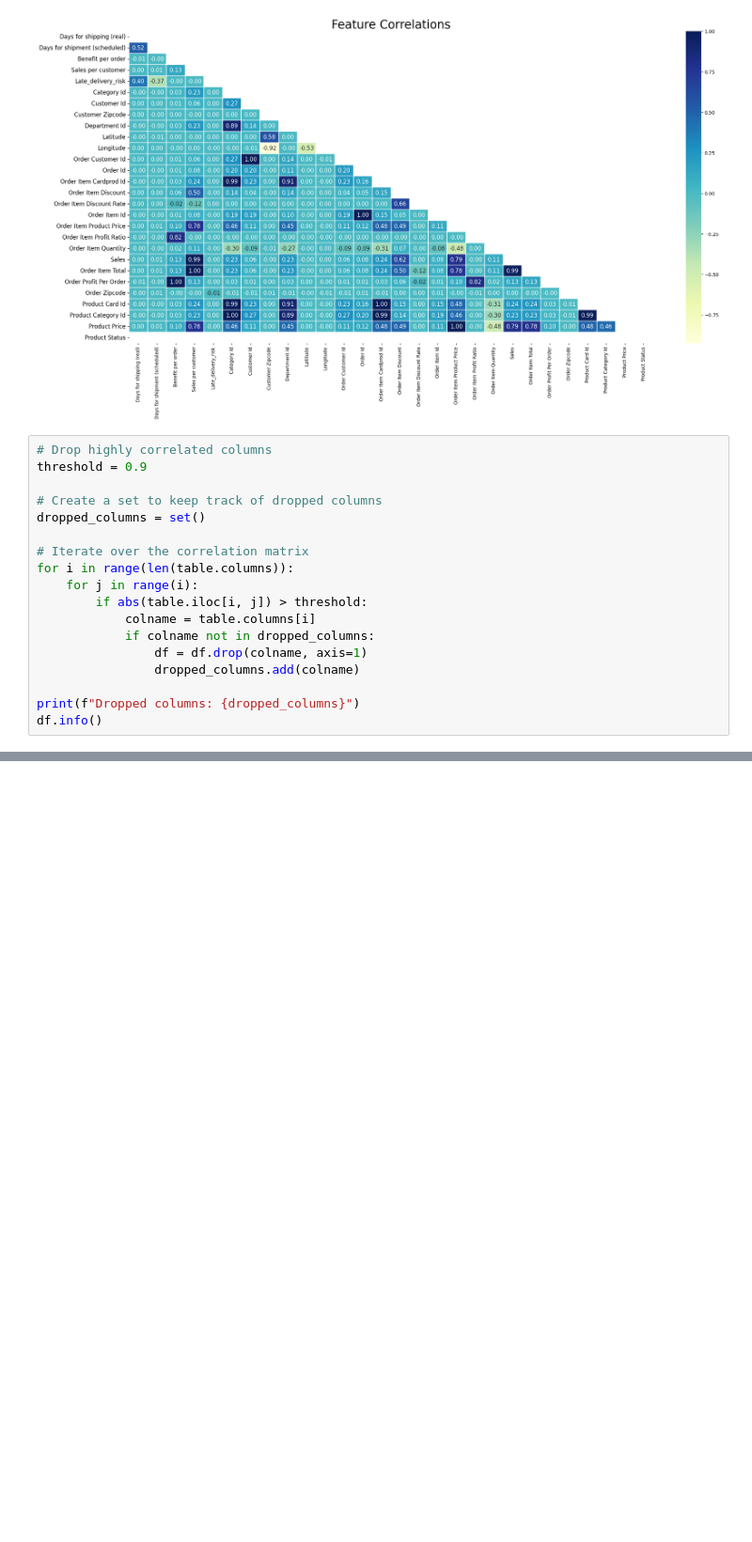
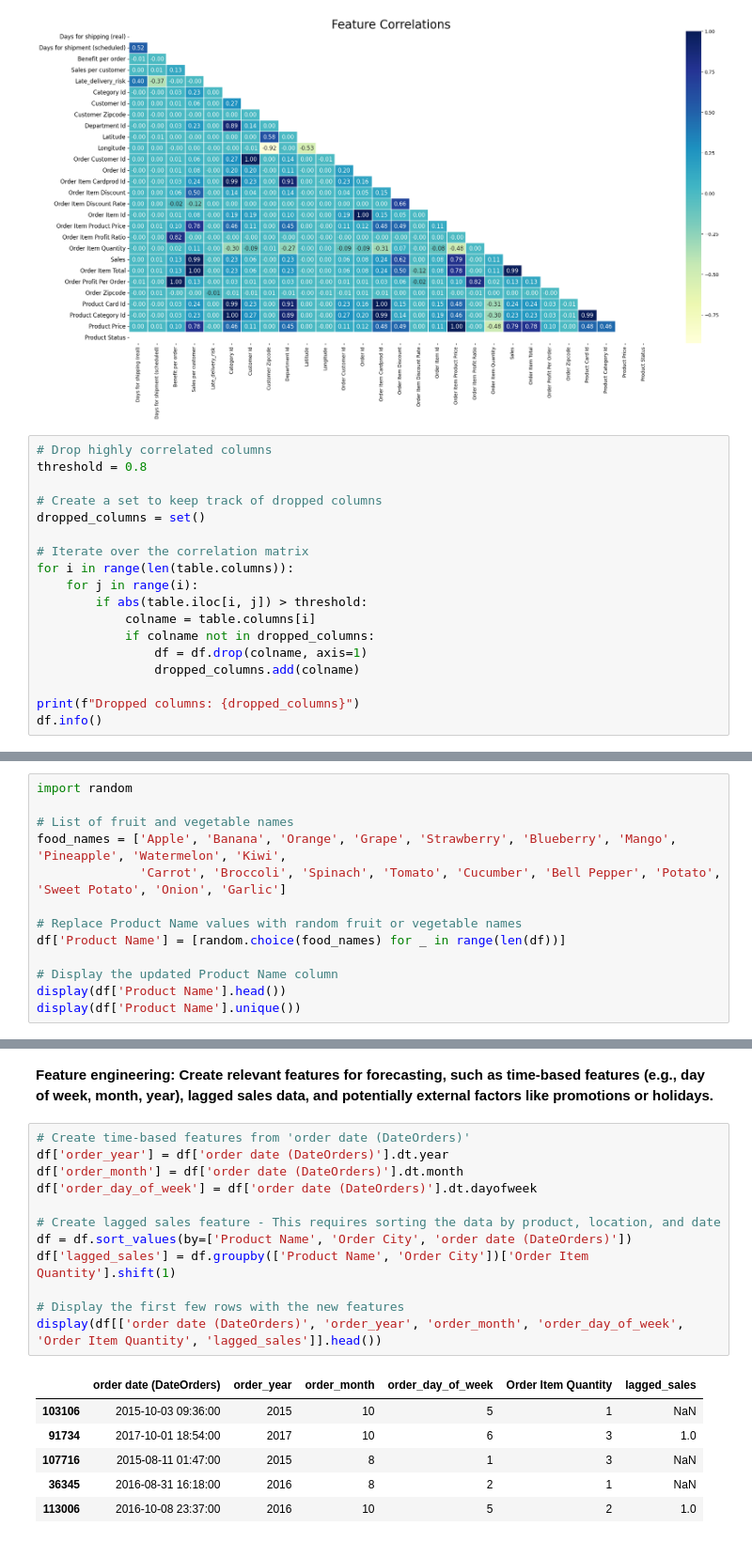
Before and after one commit to nankengbertin/MIA5130-Ssyt-Opt-Mngt, a Jupyter notebook: Milestone1.ipynb, the cells around one changed output, grey strips where cells are left out. Shown at 94% size. Saved outputs shown, nothing was run; the diff lists cells and outputs as text; blank space fills up the shorter version.

```diff
--- a/Milestone1.ipynb
+++ b/Milestone1.ipynb
@@ -175,7 +177,7 @@ plt.show()
 [figure]
 # %%
 # Drop highly correlated columns
-threshold = 0.9
+threshold = 0.8
 
 # Create a set to keep track of dropped columns
 dropped_columns = set()
@@ -211,0 +235,13 @@ memory usage: 57.8+ MB
+# %%
+import random
+
+# List of fruit and vegetable names
+food_names = ['Apple', 'Banana', 'Orange', 'Grape', 'Strawberry', 'Blueberry', 'Mango', 'Pineapple', 'Watermelon', 'Kiwi',
+              'Carrot', 'Broccoli', 'Spinach', 'Tomato', 'Cucumber', 'Bell Pepper', 'Potato', 'Sweet Potato', 'Onion', 'Garlic']
+
+# Replace Product Name values with random fruit or vegetable names
+df['Product Name'] = [random.choice(food_names) for _ in range(len(df))]
+
+# Display the updated Product Name column
+display(df['Product Name'].head())
+display(df['Product Name'].unique())
@@ -211,0 +260,21 @@ memory usage: 57.8+ MB
+# %% [markdown]
+**Feature engineering: Create relevant features for forecasting, such as time-based features (e.g., day of week, month, year), lagged sales data, and potentially external factors like promotions or holidays.**
+# %%
+# Create time-based features from 'order date (DateOrders)'
+df['order_year'] = df['order date (DateOrders)'].dt.year
+df['order_month'] = df['order date (DateOrders)'].dt.month
+df['order_day_of_week'] = df['order date (DateOrders)'].dt.dayofweek
+
+# Create lagged sales feature - This requires sorting the data by product, location, and date
+df = df.sort_values(by=['Product Name', 'Order City', 'order date (DateOrders)'])
+df['lagged_sales'] = df.groupby(['Product Name', 'Order City'])['Order Item Quantity'].shift(1)
+
+# Display the first few rows with the new features
+display(df[['order date (DateOrders)', 'order_year', 'order_month', 'order_day_of_week', 'Order Item Quantity', 'lagged_sales']].head())
+# %% [output]
+|  | order date (DateOrders) | order_year | order_month | order_day_of_week | Order Item Quantity | lagged_sales |
+| 103106 | 2015-10-03 09:36:00 | 2015 | 10 | 5 | 1 | NaN |
+| 91734 | 2017-10-01 18:54:00 | 2017 | 10 | 6 | 3 | 1.0 |
+| 107716 | 2015-08-11 01:47:00 | 2015 | 8 | 1 | 3 | NaN |
+| 36345 | 2016-08-31 16:18:00 | 2016 | 8 | 2 | 1 | NaN |
+| 113006 | 2016-10-08 23:37:00 | 2016 | 10 | 5 | 2 | 1.0 |
```
Also changed, not shown: parts of 4 cells of this notebook.
